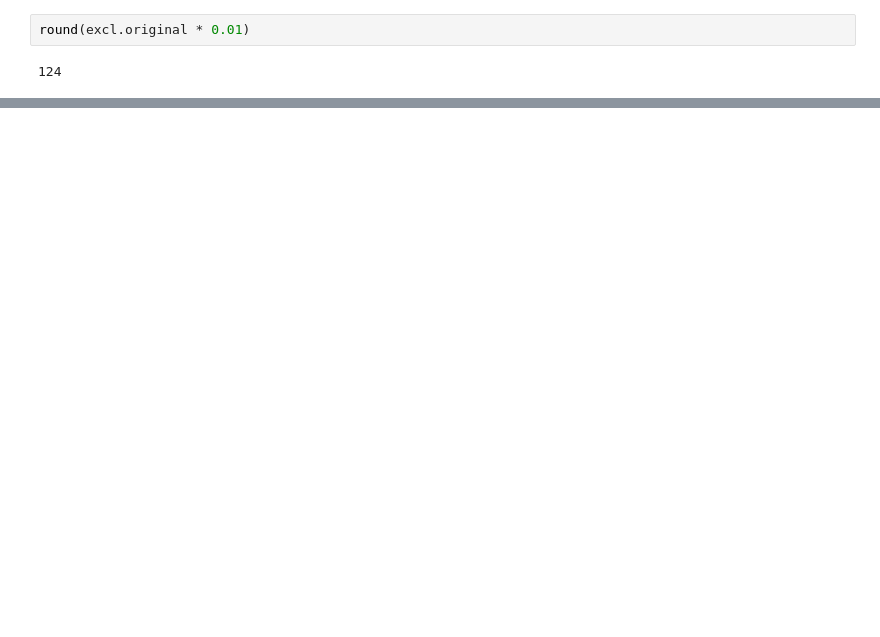
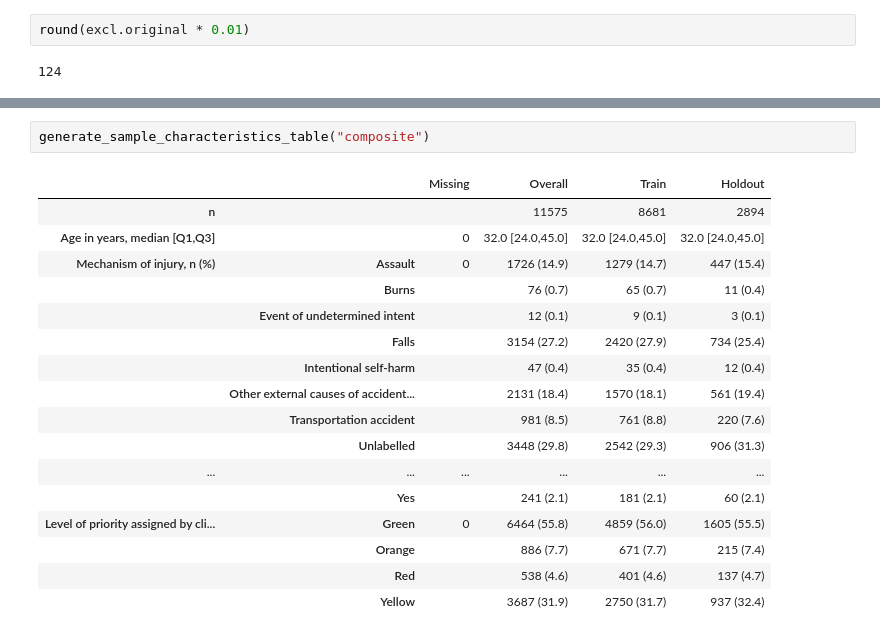
Before and after one commit to itslwg/pemett, a Jupyter notebook: reports/manuscript.ipynb, the cells around one changed output, grey strips where cells are left out. Drawn from its saved outputs; the diff is of its cells as text; blank space fills up the shorter version.

```diff
--- a/reports/manuscript.ipynb
+++ b/reports/manuscript.ipynb
@@ -175,0 +160,20 @@ print(t1.tabulate())
+# %%
+generate_sample_characteristics_table("composite")
+# %% [output]
+|  |  | Missing | Overall | Train | Holdout |
+| n |  |  | 11575 | 8681 | 2894 |
+| Age in years, median [Q1,Q3] |  | 0 | 32.0 [24.0,45.0] | 32.0 [24.0,45.0] | 32.0 [24.0,45.0] |
+| Mechanism of injury, n (%) | Assault | 0 | 1726 (14.9) | 1279 (14.7) | 447 (15.4) |
+|  | Burns |  | 76 (0.7) | 65 (0.7) | 11 (0.4) |
+|  | Event of undetermined intent |  | 12 (0.1) | 9 (0.1) | 3 (0.1) |
+|  | Falls |  | 3154 (27.2) | 2420 (27.9) | 734 (25.4) |
+|  | Intentional self-harm |  | 47 (0.4) | 35 (0.4) | 12 (0.4) |
+|  | Other external causes of accident... |  | 2131 (18.4) | 1570 (18.1) | 561 (19.4) |
+|  | Transportation accident |  | 981 (8.5) | 761 (8.8) | 220 (7.6) |
+|  | Unlabelled |  | 3448 (29.8) | 2542 (29.3) | 906 (31.3) |
+| ... | ... | ... | ... | ... | ... |
+|  | Yes |  | 241 (2.1) | 181 (2.1) | 60 (2.1) |
+| Level of priority assigned by cli... | Green | 0 | 6464 (55.8) | 4859 (56.0) | 1605 (55.5) |
+|  | Orange |  | 886 (7.7) | 671 (7.7) | 215 (7.4) |
+|  | Red |  | 538 (4.6) | 401 (4.6) | 137 (4.7) |
+|  | Yellow |  | 3687 (31.9) | 2750 (31.7) | 937 (32.4) |
```
Also changed, not shown: parts of 13 cells of this notebook, 4 other files.
